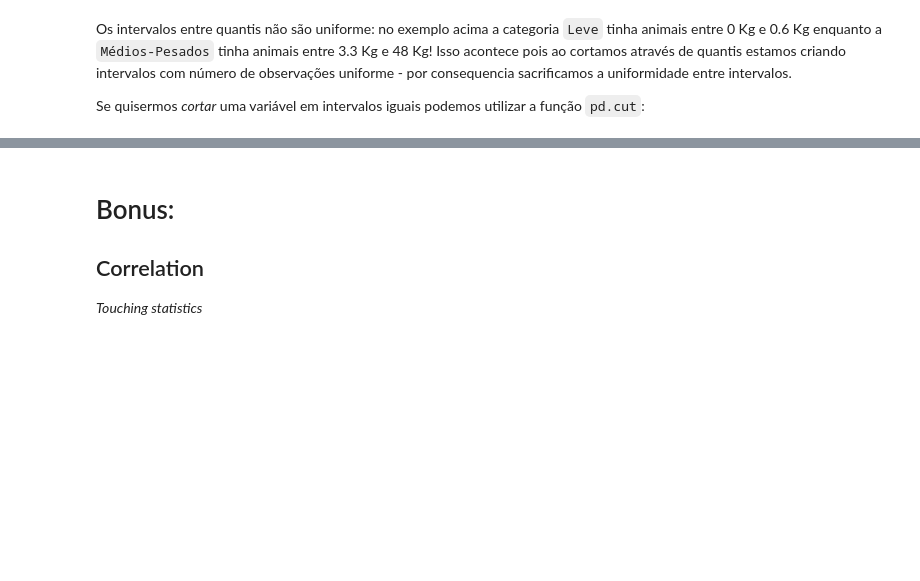
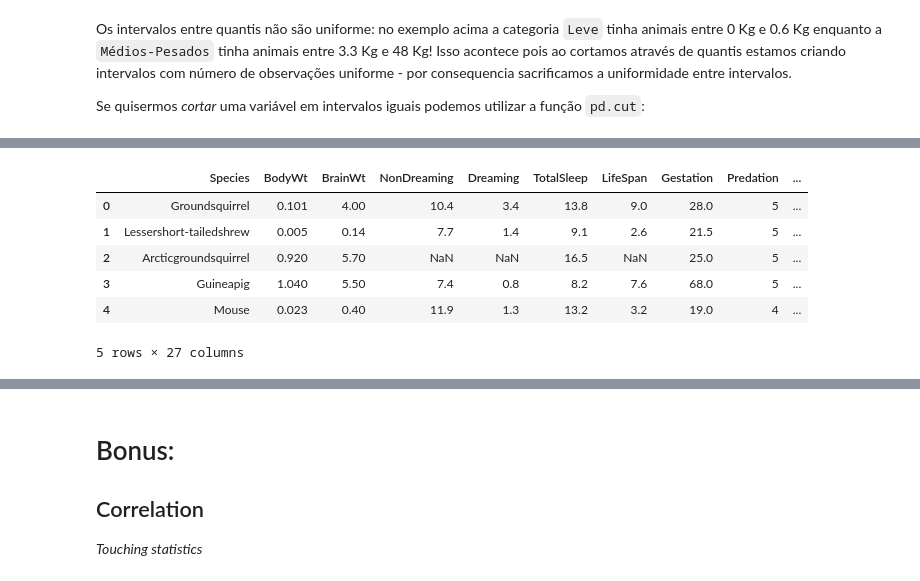
Before and after one commit to pedroteche-ih/Aulas-Base---DA-v2, a Jupyter notebook: 15 - DataFrame Calculations.ipynb, the cells around one changed output, grey strips where cells are left out. Cells and saved outputs as stored; diff of their text form; code cells hidden in the pictures; blank space fills up the shorter version.

```diff
--- a/15 - DataFrame Calculations.ipynb
+++ b/15 - DataFrame Calculations.ipynb
@@ -216,0 +537,11 @@ tb_animals['cat_risco']
+# %%
+tb_animals = tb_animals.merge(tb_agg_animals, on = 'cat_risco')
+tb_animals.head()
+# %% [output]
+|  | Species | BodyWt | BrainWt | NonDreaming | Dreaming | TotalSleep | LifeSpan | Gestation | Predation | ... |
+| 0 | Groundsquirrel | 0.101 | 4.00 | 10.4 | 3.4 | 13.8 | 9.0 | 28.0 | 5 | ... |
+| 1 | Lessershort-tailedshrew | 0.005 | 0.14 | 7.7 | 1.4 | 9.1 | 2.6 | 21.5 | 5 | ... |
+| 2 | Arcticgroundsquirrel | 0.920 | 5.70 | NaN | NaN | 16.5 | NaN | 25.0 | 5 | ... |
+| 3 | Guineapig | 1.040 | 5.50 | 7.4 | 0.8 | 8.2 | 7.6 | 68.0 | 5 | ... |
+| 4 | Mouse | 0.023 | 0.40 | 11.9 | 1.3 | 13.2 | 3.2 | 19.0 | 4 | ... |
+5 rows × 27 columns
```
Also changed, not shown: parts of 47 cells of this notebook, 3 other files.
